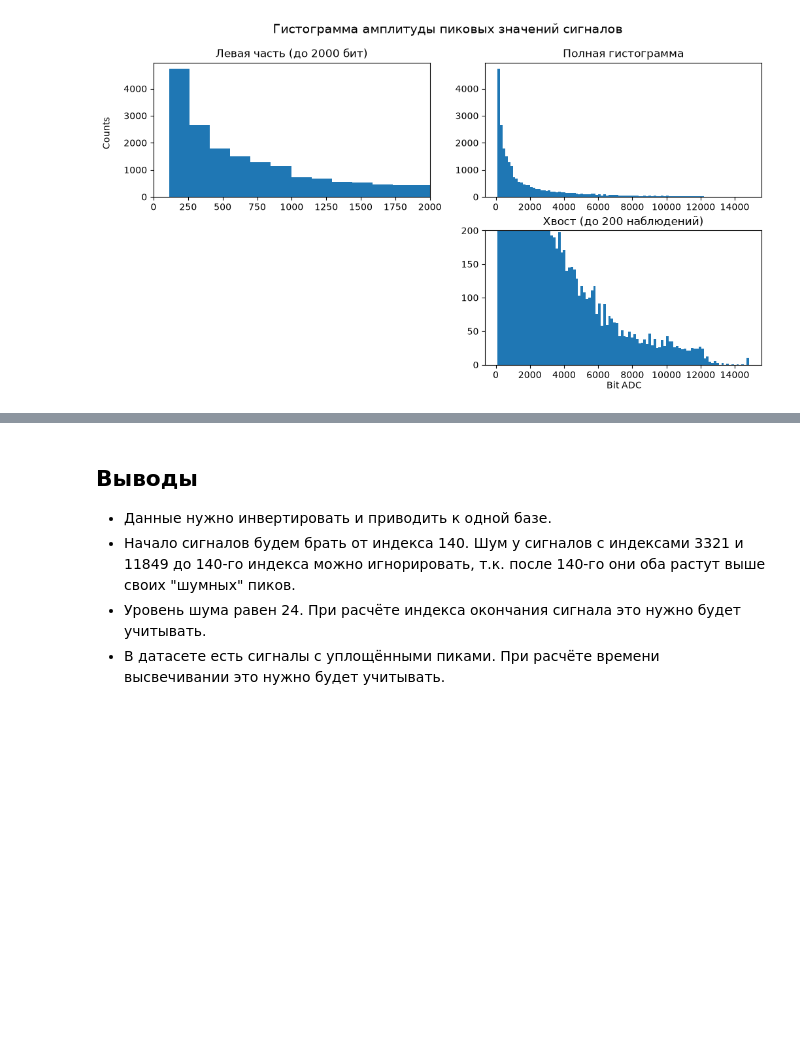
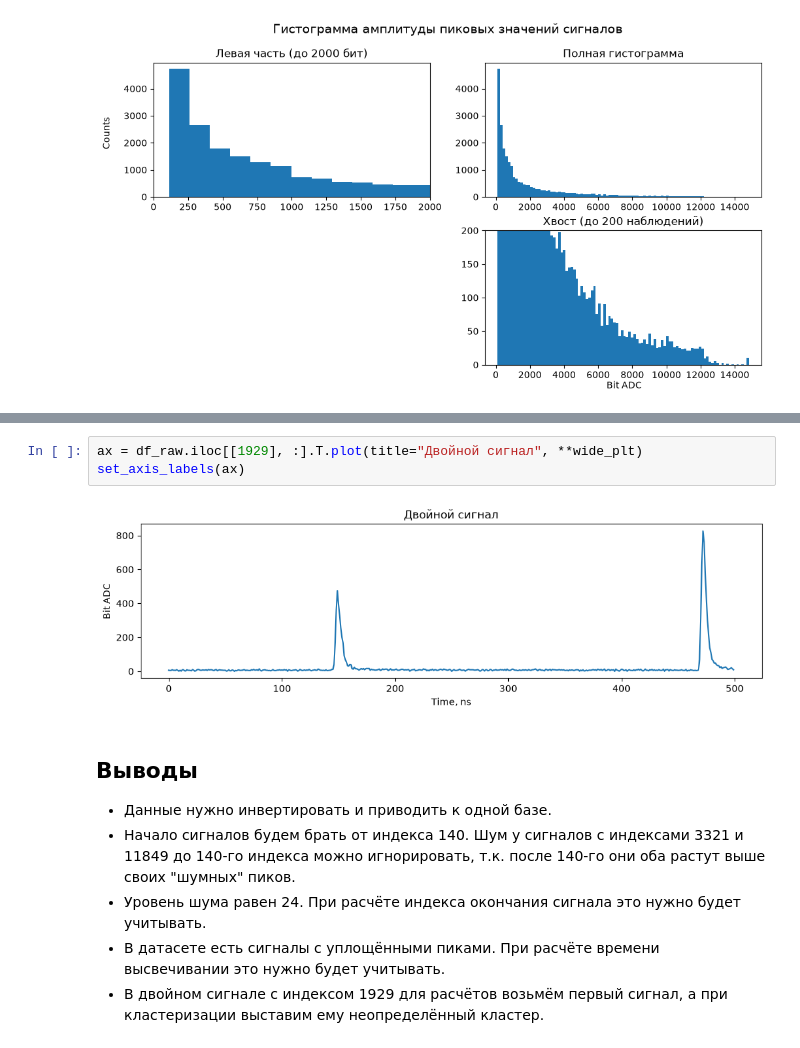
Before and after one commit to AlekseiAgarkov/kaggle_unsupervised_ml_signal_classification, a Jupyter notebook: notebooks/1_Exploratory_Data_Analysis.ipynb, the cells around one changed output, grey strips where cells are left out. Cells and saved outputs as stored; diff of their text form; blank space fills up the shorter version.

```diff
--- a/notebooks/1_Exploratory_Data_Analysis.ipynb
+++ b/notebooks/1_Exploratory_Data_Analysis.ipynb
@@ -175,6 +191,12 @@ plt.show()
+# %%
+ax = df_raw.iloc[[1929], :].T.plot(title="Двойной сигнал", **wide_plt)
+set_axis_labels(ax)
+# %% [output]
+[figure, added]
 # %% [markdown]
 ## Выводы
 - Данные нужно инвертировать и приводить к одной базе.
 - Начало сигналов будем брать от индекса 140. Шум у сигналов с индексами 3321 и 11849 до 140-го индекса можно игнорировать, т.к. после 140-го они оба растут выше своих "шумных" пиков.
 - Уровень шума равен 24. При расчёте индекса окончания сигнала это нужно будет учитывать.
 - В датасете есть сигналы с уплощёнными пиками. При расчёте времени высвечивании это нужно будет учитывать.
+- В двойном сигнале с индексом 1929 для расчётов возьмём первый сигнал, а при кластеризации выставим ему неопределённый кластер.
```
Also changed, not shown: parts of 3 cells of this notebook.
